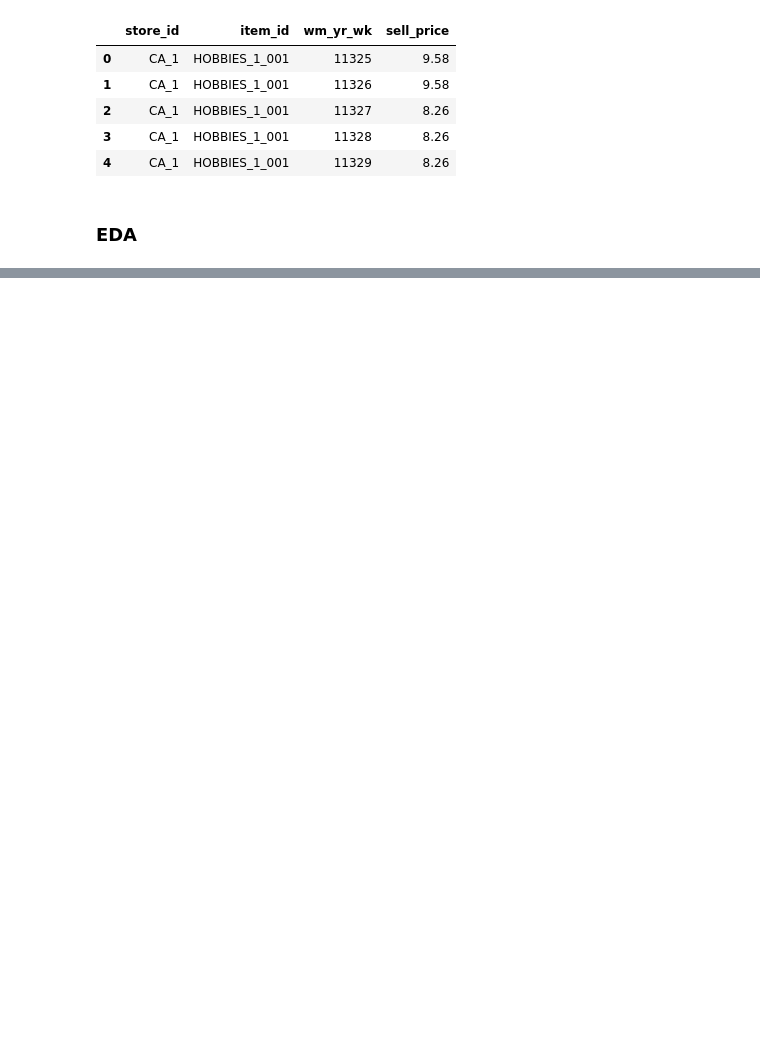
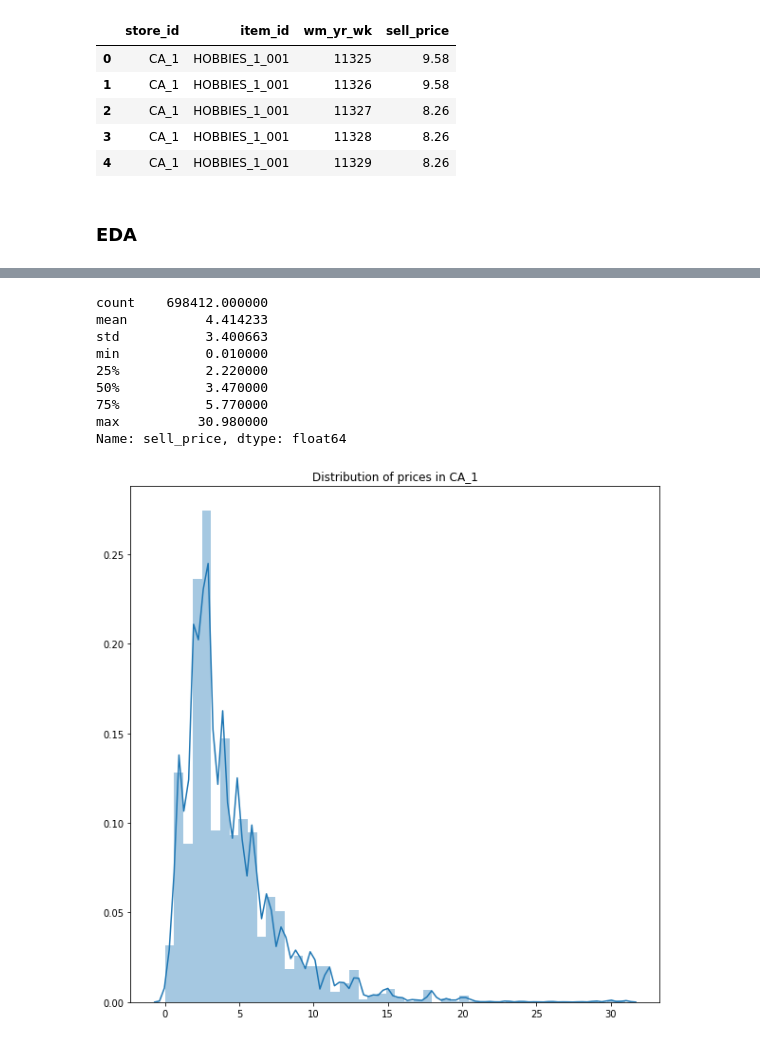
Before and after one commit to MarcoCaglia/M5-Forecasting-Accuracy, a Jupyter notebook: 20200325_eda.ipynb, the cells around one changed output, grey strips where cells are left out. Drawn from its saved outputs; the diff is of its cells as text; code cells hidden in the pictures; blank space fills up the shorter version.

```diff
--- a/20200325_eda.ipynb
+++ b/20200325_eda.ipynb
@@ -154,0 +84,28 @@ Name: event_type_2, dtype: int64
+# %%
+def price_dist_by_store_gen(stores, df):
+    for store in stores:
+        fig, ax = plt.subplots(figsize=(10, 10))
+        tmp = df.copy()
+        tmp = tmp.loc[tmp.store_id == store, 'sell_price']
+        stats = tmp.describe()
+        tmp = tmp.values
+        _ = sns.distplot(tmp, ax=ax)
+        plt.title(f'Distribution of prices in {store}')
+        yield stats
+# %%
+stores = prices.store_id.unique().tolist()
+# %%
+x = price_dist_by_store_gen(stores, prices)
+# %%
+next(x)
+# %% [output]
+count    698412.000000
+mean          4.414233
+std           3.400663
+min           0.010000
+25%           2.220000
+50%           3.470000
+75%           5.770000
+max          30.980000
+Name: sell_price, dtype: float64
+[figure, added]
```
Also changed, not shown: parts of 11 cells of this notebook.
